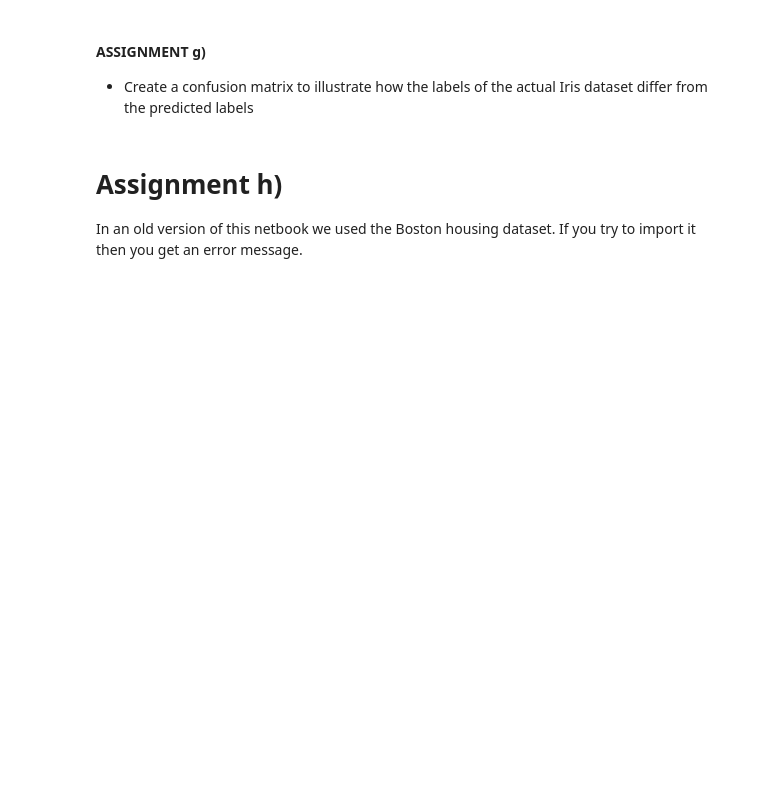
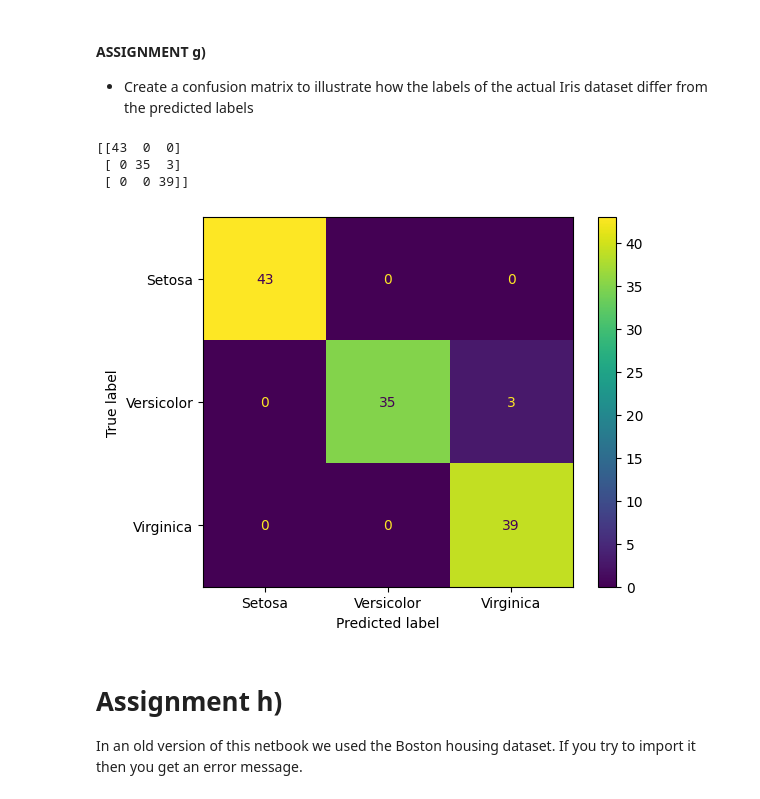
Before and after one commit to Dustfoxx/Machine_learning_project, a Jupyter notebook: Assignments/Practical/PracticalNotebook3.ipynb, the cells around one changed output. Drawn from its saved outputs; the diff is of its cells as text; code cells hidden in the pictures; blank space fills up the shorter version.

```diff
--- a/Assignments/Practical/PracticalNotebook3.ipynb
+++ b/Assignments/Practical/PracticalNotebook3.ipynb
@@ -450,11 +485,15 @@ YOUR BRIEF ANSWER TO WHAT A CORRELATION PLOT MEANS HERE:
 - Compute the accuracy of the fitted machine learning model and call it `acc`
 # %%
 # YOUR CODE HERE
-#
-#
+from sklearn.linear_model import LogisticRegression
 
+xtrain, xtest, ytrain, ytest = train_test_split(iris_df.drop(columns=["sepal length (cm)", "sepal width (cm)", "targets"]), iris_df["targets"], test_size=0.8)
 
+regression = LogisticRegression()
+regression.fit(xtrain, ytrain)
 
+acc = regression.score(xtest, ytest)
+print(acc)
 
 # CODE PROVIDED TO TEST YOUR FITTED MODEL
 assert acc >= 0.95, "You haven’t reached a high enough accuracy."
@@ -470,3 +507,22 @@ The final part, which only works for classification tasks, is for us to investig
+# %%
+# YOUR CODE HERE
+from sklearn.metrics import confusion_matrix
+from sklearn.metrics import ConfusionMatrixDisplay
+
+y_pred = regression.predict(xtest)
+
+cfm = confusion_matrix(ytest, y_pred)
+cm_display = ConfusionMatrixDisplay(confusion_matrix = cfm, display_labels = iris_target_names)
+
+cm_display.plot()
+plt.show()
+
+#Seems like its very accurate for Setosa and Virginica while having issues with Versicolor
+# %% [output]
+[[43  0  0]
+ [ 0 35  3]
+ [ 0  0 39]]
+[figure, added]
 # %% [markdown]
 # Assignment h)
 
```
Also changed, not shown: parts of 8 cells of this notebook.
